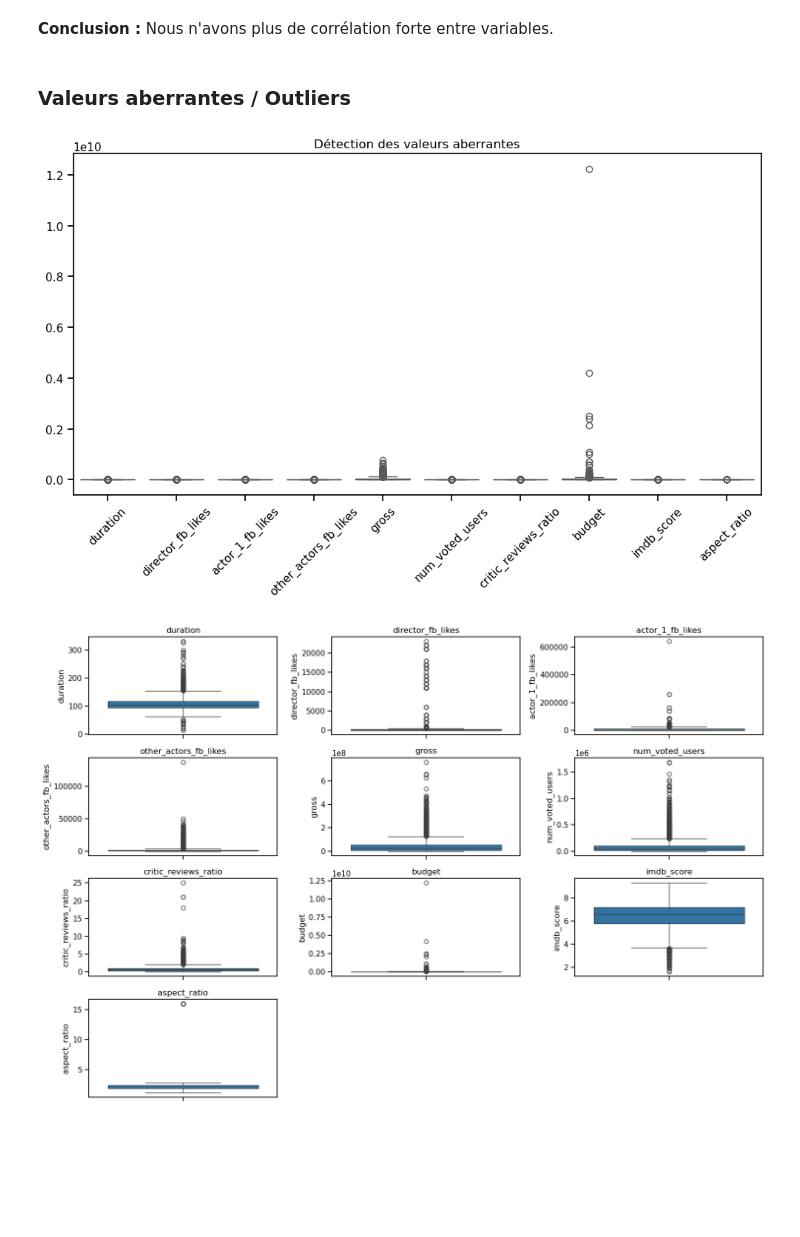
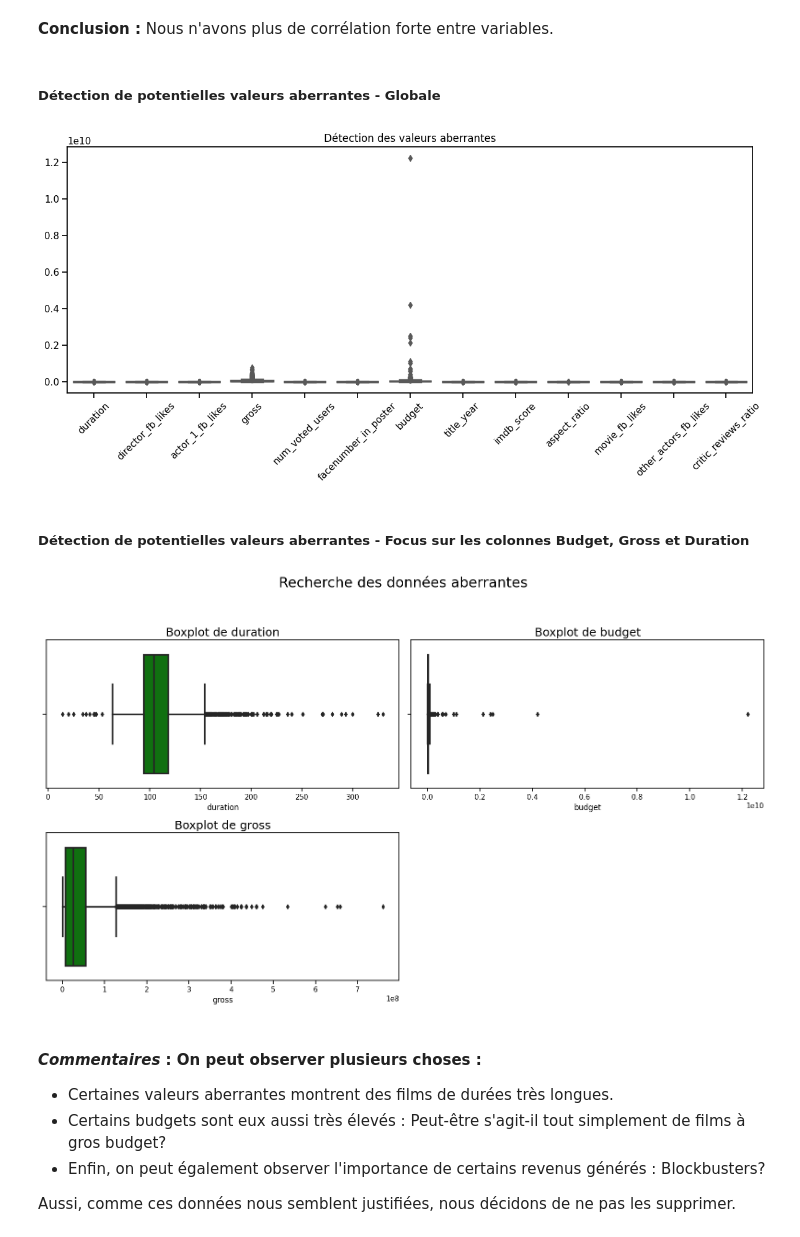
Before and after one commit to Yas2410/movies_predictions_brief, a Jupyter notebook: Projet P5 - Exploration.ipynb, the cells around one changed output. Drawn from its saved outputs; the diff is of its cells as text; code cells hidden in the pictures; blank space fills up the shorter version.

```diff
--- a/Projet P5 - Exploration.ipynb
+++ b/Projet P5 - Exploration.ipynb
@@ -506,31 +520,44 @@ plt.show()
 # %% [markdown]
 **Conclusion :** Nous n'avons plus de corrélation forte entre variables.
 # %% [markdown]
-### Valeurs aberrantes / Outliers
+##### Détection de potentielles valeurs aberrantes - Globale
 # %%
-columns_to_plot = ["duration", "director_fb_likes", "actor_1_fb_likes", "other_actors_fb_likes",
-                   "gross", "num_voted_users", "critic_reviews_ratio", "budget", "imdb_score", "aspect_ratio"]
+outliers_to_find = ["duration", "director_fb_likes", "actor_1_fb_likes",
+    "gross", "num_voted_users", "facenumber_in_poster",
+    "budget", "title_year", "imdb_score", "aspect_ratio",
+    "movie_fb_likes", "other_actors_fb_likes", "critic_reviews_ratio"]
 
 plt.figure(figsize=(12, 6))
-sns.boxplot(data=df[columns_to_plot], palette="Set2")
+sns.boxplot(data=df[outliers_to_find], palette="Set2")
 plt.xticks(rotation=45)
 plt.title("Détection des valeurs aberrantes")
+plt.tight_layout()
+
 plt.show()
 # %% [output]
-[figure, old version]
+[figure, new version]
+# %% [markdown]
+##### Détection de potentielles valeurs aberrantes - Focus sur les colonnes Budget, Gross et Duration
 # %%
-columns_to_plot = ["duration", "director_fb_likes", "actor_1_fb_likes", "other_actors_fb_likes",
-                   "gross", "num_voted_users", "critic_reviews_ratio", "budget", "imdb_score", "aspect_ratio"]
+outliers_to_find_details = ["duration", "budget", "gross"]
 
-plt.figure(figsize=(15, 10))
+plt.figure(figsize=(16, 9))
 
-for i, column in enumerate(columns_to_plot, 1):
-    plt.subplot(4, 3, i)
-    sns.boxplot(data=df[column])
-    plt.title(column)
+for i, column in enumerate(outliers_to_find_details, 1):
+    plt.subplot(2, 2, i)
+    sns.boxplot(x=column, data=df, color="green")
+    plt.title(f"Boxplot de {column}", fontsize=18)
 
+plt.suptitle("Recherche des données aberrantes", fontsize=22, y=1.05)
 plt.tight_layout()
 plt.show()
 # %% [output]
-[figure, old version]
+[figure, new version]
+# %% [markdown]
+#### *Commentaires* : On peut observer plusieurs choses :
+- Certaines valeurs aberrantes montrent des films de durées très longues.
+- Certains budgets sont eux aussi très élevés : Peut-être s'agit-il tout simplement de films à gros budget?
+- Enfin, on peut également observer l'importance de certains revenus générés : Blockbusters?
+
+Aussi, comme ces données nous semblent justifiées, nous décidons de ne pas les supprimer.
 # %% [markdown]
```
Also changed, not shown: parts of 42 cells of this notebook.
